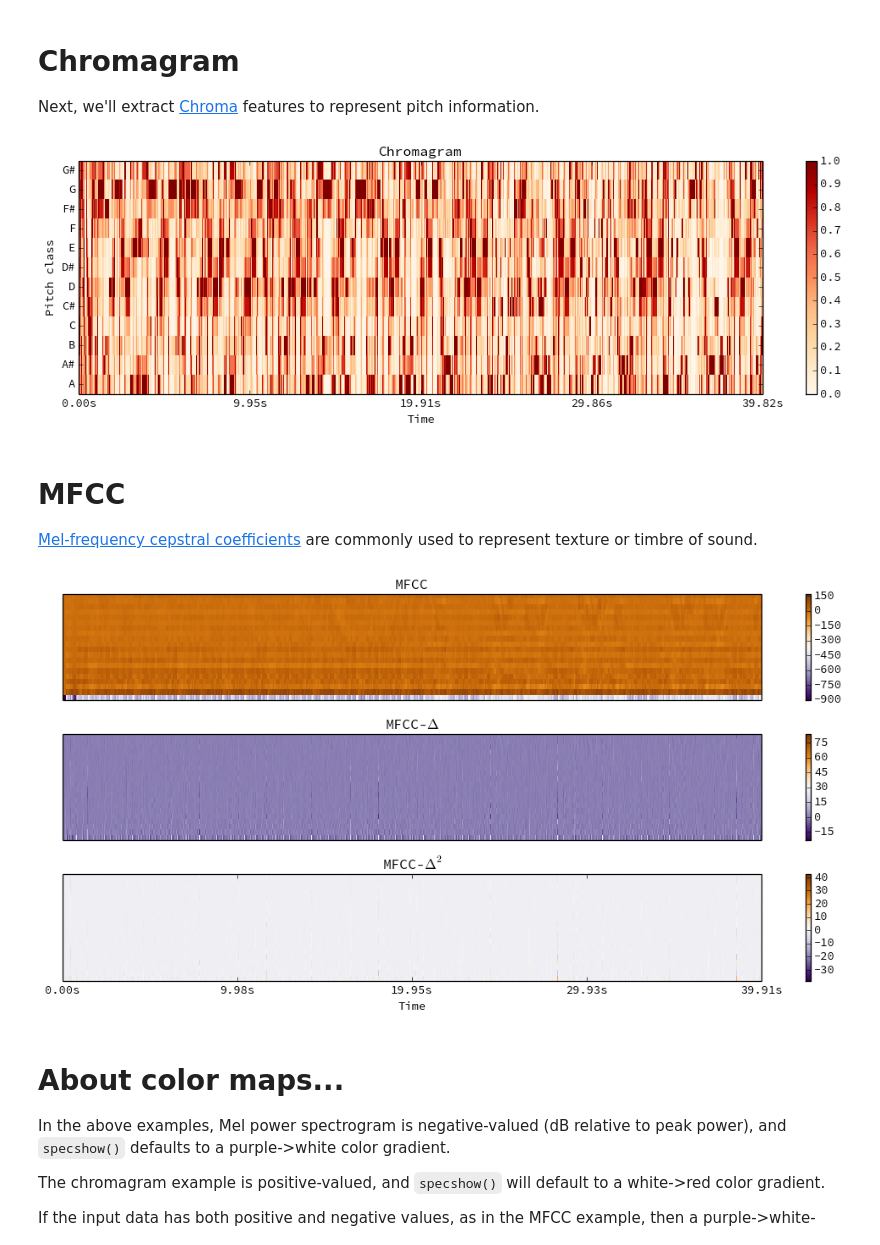
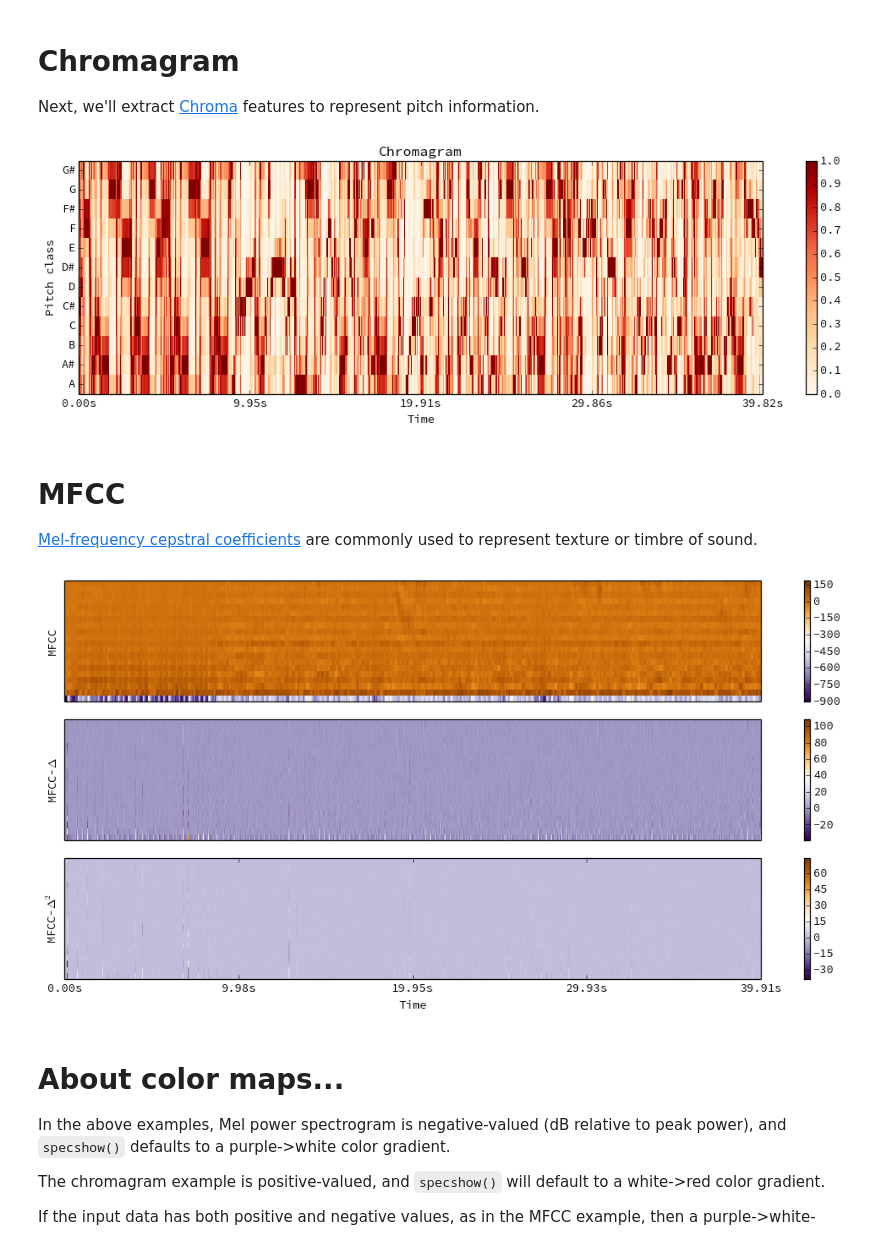
Before and after one commit to librosa/librosa, a Jupyter notebook: examples/LibROSA demo.ipynb, the cells around one changed output. Drawn from its saved outputs; the diff is of its cells as text; code cells hidden in the pictures.

```diff
--- a/examples/LibROSA demo.ipynb
+++ b/examples/LibROSA demo.ipynb
@@ -20,7 +20,7 @@ import librosa
 # http://smc.inescporto.pt/research/data-2/
 #
 
-audio_path = '%s/data/SMC_Mirex/SMC_MIREX_Audio/SMC_282.wav' % os.environ['HOME']
+audio_path = '%s/data/SMC_Mirex/SMC_MIREX_Audio/SMC_278.wav' % os.environ['HOME']
 
 # To make this example work, either download the SMC data set into
 #   /your/home/directory/data/SMC_Mirex
@@ -68,22 +68,21 @@ plt.tight_layout()
 Next, we'll extract [Chroma](http://en.wikipedia.org/wiki/Pitch_class) features to represent pitch information.
 # %%
 # We'll use a longer FFT window here to better resolve low frequencies
-# Using an octave width of 2 de-emphasis low- and high-frequencies
-C = librosa.feature.chromagram(y=y, sr=sr, n_fft=4096, hop_length=64, octwidth=2)
+C = librosa.feature.chromagram(y=y, sr=sr, n_fft=4096, hop_length=64)
 
 # Make a new figure
-plt.figure(figsize=(12,4))
+figure(figsize=(12,4))
 
 # Display the chromagram: the energy in each chromatic pitch class as a function of time
 # To make sure that the colors span the full range of chroma values, set vmin and vmax
 librosa.display.specshow(C, sr=sr, hop_length=64, x_axis='time', y_axis='chroma', vmin=0, vmax=1)
 
-plt.title('Chromagram')
-plt.colorbar()
+title('Chromagram')
+colorbar()
 
-plt.tight_layout()
+tight_layout()
 # %% [output]
-[figure, old version]
+[figure, new version]
 # %% [markdown]
 # MFCC
 
@@ -91,35 +90,35 @@ plt.tight_layout()
 # %%
 # Next, we'll extract the top 20 Mel-frequency cepstral coefficients (MFCCs)
 mfcc        = librosa.feature.mfcc(log_S, n_mfcc=20)
 
 # Let's pad on the first and second deltas while we're at it
 delta_mfcc  = librosa.feature.delta(mfcc)
 delta2_mfcc = librosa.feature.delta(mfcc, order=2)
 
 # How do they look?  We'll show each in its own subplot
-plt.figure(figsize=(12, 6))
+figure(figsize=(12, 6))
 
-plt.subplot(3,1,1)
+subplot(3,1,1)
 librosa.display.specshow(mfcc)
-plt.title('MFCC')
-plt.colorbar()
+ylabel('MFCC')
+colorbar()
 
-plt.subplot(3,1,2)
+subplot(3,1,2)
 librosa.display.specshow(delta_mfcc)
-plt.title('MFCC-$\Delta$')
-plt.colorbar()
+ylabel('MFCC-$\Delta$')
+colorbar()
 
-plt.subplot(3,1,3)
+subplot(3,1,3)
 librosa.display.specshow(delta2_mfcc, sr=sr, hop_length=64, x_axis='time')
-plt.title('MFCC-$\Delta^2$')
-plt.colorbar()
+ylabel('MFCC-$\Delta^2$')
+colorbar()
 
-plt.tight_layout()
+tight_layout()
 
 # For future use, we'll stack these together into one matrix
 M = np.vstack([mfcc, delta_mfcc, delta2_mfcc])
 # %% [output]
-[figure, old version]
+[figure, new version]
 # %% [markdown]
 # About color maps...
 
```
Also changed, not shown: parts of 8 cells of this notebook.
